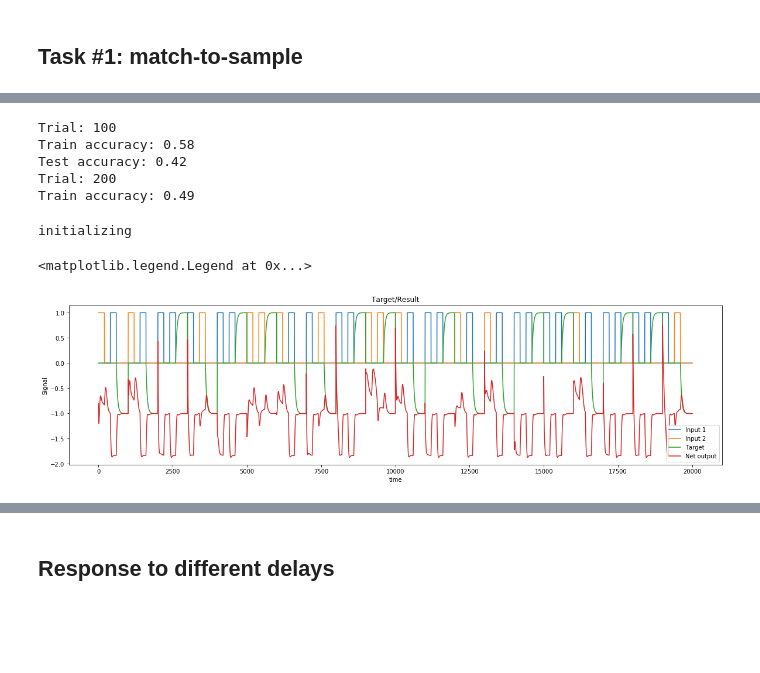
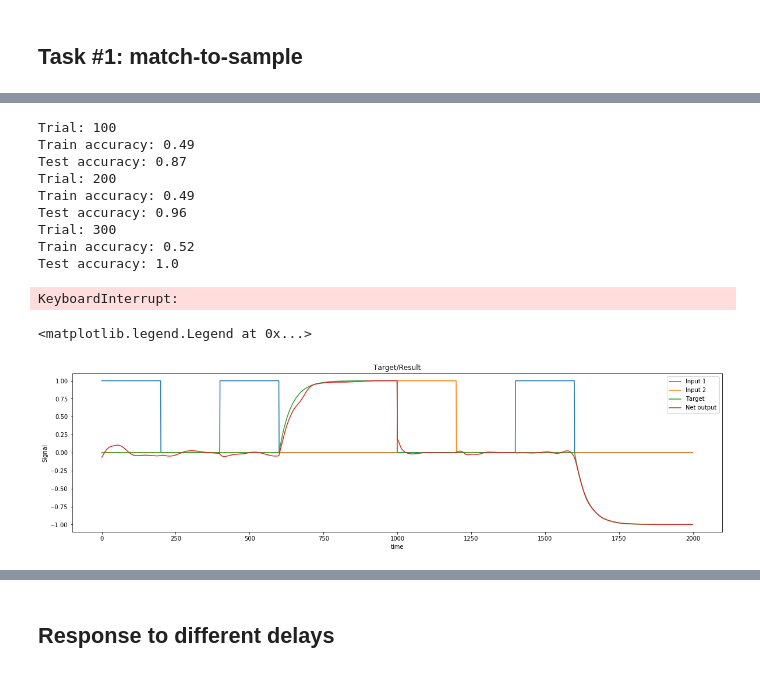
Before and after one commit to Tatyana-jl/Force_WM, a Jupyter notebook: FORCE Net experiments.ipynb, the cells around one changed output, grey strips where cells are left out. Drawn from its saved outputs; the diff is of its cells as text; code cells hidden in the pictures; blank space fills up the shorter version.

Commit message:
train network with new functions

```diff
--- a/FORCE Net experiments.ipynb
+++ b/FORCE Net experiments.ipynb
@@ -61,10 +61,10 @@ sin4 = (amp/3) * np.array([np.sin(4.0*np.pi*freq* t) for t in range(simtime)])
 
 target = sin1 + sin2 + sin3 + sin4
 
-target = torch.tensor(target/1.5)
-target = target.float()
+target = np.array(target/1.5)
+# target = target.float()
 
-length_input=target.size()[0]
+length_input=target.shape[0]
 signal = np.zeros((1,simtime))
 
 #create and initialize the network
@@ -84,7 +84,7 @@ plt.title('Output Train')
 plt.xlabel('time')
 plt.ylabel('Signal')
 plt.plot(output.cpu().detach().numpy(), label = 'output train')
-plt.plot(target.cpu().detach().numpy(), label = 'target')
+plt.plot(target, label = 'target')
 plt.legend()
 
 plt.figure(figsize=(10,5))
@@ -92,7 +92,7 @@ plt.title('Output Test')
 plt.xlabel('time')
 plt.ylabel('Signal')
 plt.plot(output_test.cpu().detach().numpy(), label = 'output test')
-plt.plot(target.cpu().detach().numpy(), label ='target')
+plt.plot(target, label ='target')
 plt.legend()
 # %% [output]
 <matplotlib.legend.Legend at 0x...>
@@ -113,7 +113,7 @@ num_neurons=1000
 input_size=2
 output_size=1
 tau=30
-g=50
+g=1.5
 lengthStimulus = 200
 delay = 200
 lengthSignal = 1000
@@ -132,7 +132,7 @@ plt.figure(figsize=(20,5))
 plt.title('Potentials from 10 neurons, non-trained Net')
 plt.xlabel('time')
 plt.ylabel('Signal')
-neurons =  np.random.choice(num_neurons, 10)
+neurons =  np.random.choice(num_neurons, 100)
 for neuron in neurons:
   plt.plot(potentials_record[neuron,:].numpy(), label='neuron'+str(neuron))
 # %% [output]
@@ -168,11 +183,11 @@ target: 0.0
 #TRAIN for sample-to-match task
 
 #Parameters for Network
-num_neurons=200 #number of neurons
+num_neurons=2000 #number of neurons
 input_size=2 #number of input channels
 output_size=1 #number of output channels
 tau=30 #relaxation constant
-g=1 #synapses scaling parameter
+g=1.5 #synapses scaling parameter
 alpha = 10 #learning rate
 delta_t = 2 #interval of time between modifications
 
@@ -228,53 +243,57 @@ for epoch in range(10): #each epoch trains the Net of 100 trials and checks it o
 # Training Net with 2000n Results:
 # Trial: 100
 # Train accuracy: 0.44
-# Test accuracy: 0.99
+# Test accuracy: 0.87
 # Trial: 200
-# Train accuracy: 0.62
-# Test accuracy: 1.0
+# Train accuracy: 0.49
+# Test accuracy: 0.96
 # %% [output]
 Trial: 100
-Train accuracy: 0.58
-Test accuracy: 0.42
+Train accuracy: 0.49
+Test accuracy: 0.87
 Trial: 200
 Train accuracy: 0.49
+Test accuracy: 0.96
+Trial: 300
+Train accuracy: 0.52
+Test accuracy: 1.0
+KeyboardInterrupt:
 # %%
 #TEST the trained Net on sample-to-match task
 
 # #Parameters for Network
 # num_neurons=2000 #number of neurons
 # input_size=2 #number of input channels
 # output_size=1 #number of output channels
 # tau=30 #relaxation constant
 # g=1 #synapses scaling parameter
 # alpha = 10 #learning rate
 # delta_t = 2 #interval of time between modifications
 # Net = Solver.run(Net, num_neurons, input_size, output_size, tau, g)
 # Net.net.load_state_dict(torch.load('Net2000n_dict'))
 
 lengthStimulus = 200
 delay = 200
 lengthSignal = 1000
-num_trial_test = 20
+num_trial_test = 2
 
 
 
 # # signal for tests:
 signal_test, target_test, trial_target = match_to_sample_input(num_trial_test,lengthStimulus,delay,lengthSignal)
 
 output_test, potentials_record = Solver.run(Net, signal_test, return_measures=True)
 
 #Plot the output
 plt.figure(figsize=(20,5))
 plt.title('Target/Result')
 plt.xlabel('time')
 plt.ylabel('Signal')
-plt.plot(signal_test[0,:].numpy(), label='Input 1')
-plt.plot(signal_test[1,:].numpy(), label='Input 2')
-plt.plot(target_test.numpy(), label='Target')
+plt.plot(signal_test[0,:], label='Input 1')
+plt.plot(signal_test[1,:], label='Input 2')
+plt.plot(target_test, label='Target')
 plt.plot(output_test.cpu().detach().numpy(), label = 'Net output')
 plt.legend()
 # %% [output]
-initializing
+<matplotlib.legend.Legend at 0x...>
-<matplotlib.legend.Legend at 0x...>
-[figure, old version]
+[figure, new version]
```
Also changed, not shown: parts of 8 cells of this notebook, 6 other files.
